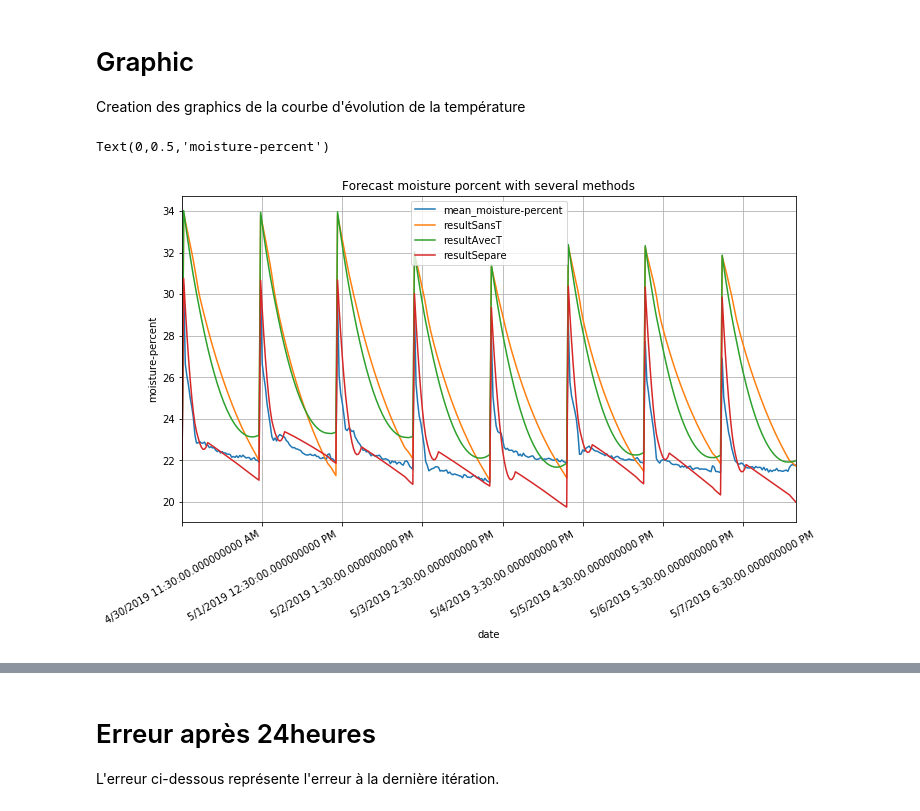
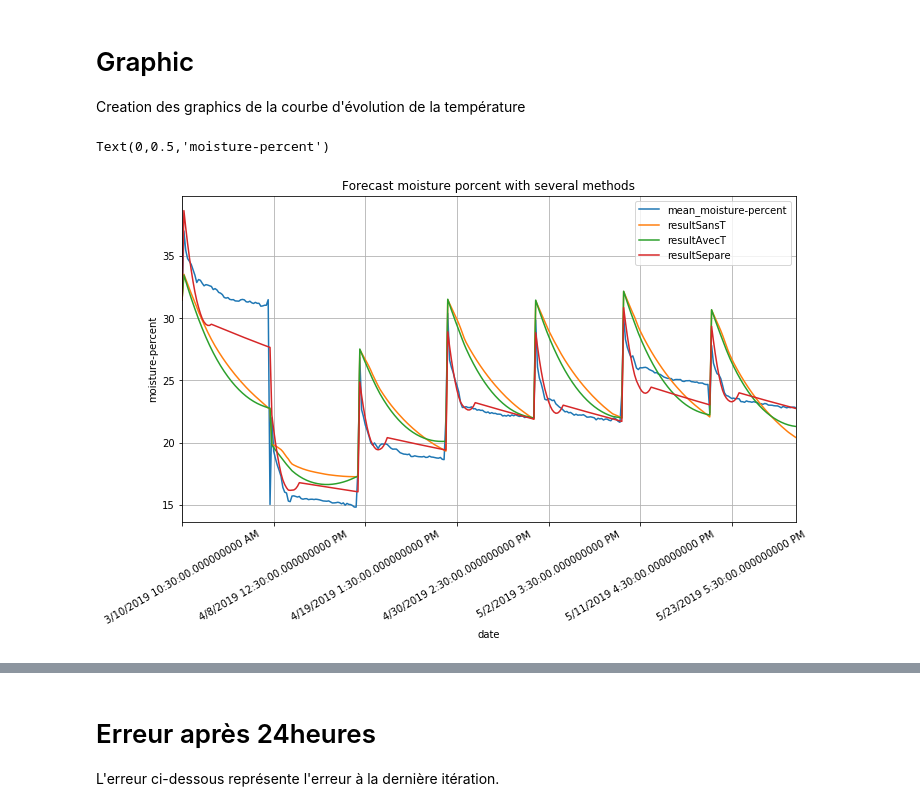
Before and after one commit to cui-unige/BSc-sensor-machine-learning, a Jupyter notebook: MLDemeter.ipynb, the cells around one changed output, grey strips where cells are left out. Drawn from its saved outputs; the diff is of its cells as text; code cells hidden in the pictures.

Commit message:
Randomization des tests

```diff
--- a/MLDemeter.ipynb
+++ b/MLDemeter.ipynb
@@ -83,0 +120,7 @@ dtype: int64
+# %%
+indTest = []
+for el in jourTest:
+    indTest = np.append(indTest,range(int(48*(el-1)),int(48*el)))
+indTest = indTest.astype(int)
+dataTest = df.iloc[indTest,:].copy()
+df.drop(df.index[indTest],axis = 0,inplace = True)
@@ -199,23 +223,23 @@ Moyenne d'erreur :  -3.46953005488
 ## Test avec les donnes AVEC le temps
 # %%
 init = 0+48*0
-dfTest['resultAvecT'] = dfTest.index
-position = dfTest.shape[1]-1
+dataTest['resultAvecT'] = dataTest.index
+position = dataTest.shape[1]-1
 
-StartHumidity = dfTest.iloc[init,1]
+StartHumidity = dataTest.iloc[init,1]
 
-TestSize = nligneTest
+TestSize = dataTest.shape[0]
 result2 = np.zeros(TestSize)
 for i in range(0,TestSize):
-    dfTest.iloc[int(i+init),position] = StartHumidity
+    dataTest.iloc[int(i+init),position] = StartHumidity
 
     if i%48 == 0:
-        StartHumidity = dfTest.iloc[init+i,1]
-    result2[i] = StartHumidity + reg2.predict([[StartHumidity,dfTest.iloc[init+i,2],dfTest.iloc[init+i,5],dfTest.iloc[init+i,6]]])[0]
+        StartHumidity = dataTest.iloc[init+i,1]
+    result2[i] = StartHumidity + reg2.predict([[StartHumidity,dataTest.iloc[init+i,2],dataTest.iloc[init+i,5],dataTest.iloc[init+i,6]]])[0]
     StartHumidity = result2[i]
 
 #print(result2)
 #print(dfTest.iloc[range(0+init+1,TestSize+init+1),1])
-ErrTemps = np.mean(dfTest.iloc[:,1].values-dfTest.iloc[:,position].values)
+ErrTemps = np.mean(dataTest.iloc[:,1].values-dataTest.iloc[:,position].values)
 print("Moyenne d'erreur : ",ErrTemps)
 # %% [output]
@@ -279,33 +288,33 @@ array([ -2.81974262e-03,   8.93414074e-03,   1.17505415e-06])
 # %%
 #Pour tester sur la base de données de training
 init = 0
-base = dfTest
+base = dataTest
 # %%
-dfTest['resultSepare'] = dfTest.index
+dataTest['resultSepare'] = dataTest.index
 StartHumidity = base.iloc[init,1]
-position = dfTest.shape[1]-1
+position = dataTest.shape[1]-1
 
 
-TestSize = nligneTest
+TestSize = dataTest.shape[0]
 ErrAro = 0
 result = np.zeros(TestSize)
 ErrEva = 0
 nAro = 0
 
 for i in range(0,TestSize):
-    dfTest.iloc[int(i+init),position] = StartHumidity
+    dataTest.iloc[int(i+init),position] = StartHumidity
 
     if i%48 == 0:
         nAro =+ 1
-        StartHumidity = dfTest.iloc[init+i,1]
+        StartHumidity = dataTest.iloc[init+i,1]
         result[i] = StartHumidity + regLinearAro.predict([[StartHumidity,base.iloc[init+i,5]]])[0]
-        ErrAro =+ dfTest.iloc[int(i),position] - base.iloc[i,1]
+        ErrAro =+ dataTest.iloc[int(i),position] - base.iloc[i,1]
     elif i%48 <= 15:
         result[i] = StartHumidity + regLinearEva.predict([[StartHumidity,base.iloc[init+i,2],base.iloc[init+i,6],base.iloc[init+i,7]]])[0]
-        ErrEva =+ dfTest.iloc[int(i),position] - base.iloc[i,1]
+        ErrEva =+ dataTest.iloc[int(i),position] - base.iloc[i,1]
     else:
         result[i] = StartHumidity + regLinearSta.predict([[StartHumidity,base.iloc[init+i,2],base.iloc[init+i,6]]])[0]
-        ErrEva =+ dfTest.iloc[int(i),position] - base.iloc[i,1]
+        ErrEva =+ dataTest.iloc[int(i),position] - base.iloc[i,1]
 
     StartHumidity = result[i]
 
@@ -315,6 +324,6 @@ ErrEva = ErrEva/(TestSize-nAro)
 
 print("Moyenne Erreur d'Arrosage : ", ErrAro)
 print("Moyenne d'erreur evaporation : ", ErrEva)
-ErrSepare = np.mean(dfTest.iloc[:,1].values-dfTest.iloc[:,position].values)
+ErrSepare = np.mean(dataTest.iloc[:,1].values-dataTest.iloc[:,position].values)
 print("Moyenne d'erreur : ",ErrSepare)
 # %% [output]
@@ -368,13 +377,13 @@ plt.show()
 
 Creation des graphics de la courbe d'évolution de la température
 # %%
-ax = dfTest.plot(x='date', y=['mean_moisture-percent','resultSansT','resultAvecT','resultSepare'],figsize=(11, 6),rot=30,grid=True, title="Forecast moisture porcent with several methods")
+ax = dataTest.plot(x='date', y=['mean_moisture-percent','resultSansT','resultAvecT','resultSepare'],figsize=(11, 6),rot=30,grid=True, title="Forecast moisture porcent with several methods")
 ax.set_ylabel("moisture-percent")
 
 #dfTest.loc[dfTest['TAfterArrosage'] == 30]
 # %% [output]
 Text(0,0.5,'moisture-percent')
-[figure, old version]
+[figure, new version]
 # %%
 reg3 = linear_model.Lasso(alpha=1.5)
 reg3.fit(df[['mean_moisture-percent','mean_temperature','Arrosage','TAfterArrosage']],df.moistureAdd)
```
Also changed, not shown: parts of 35 cells of this notebook, 4 other files.
